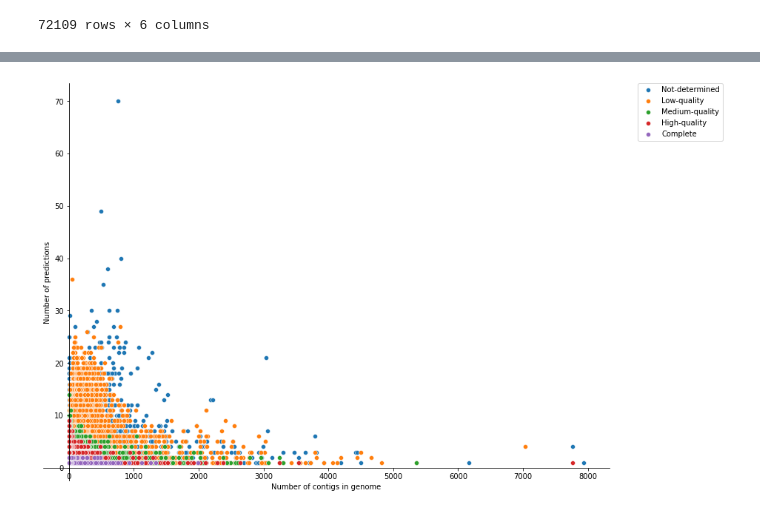
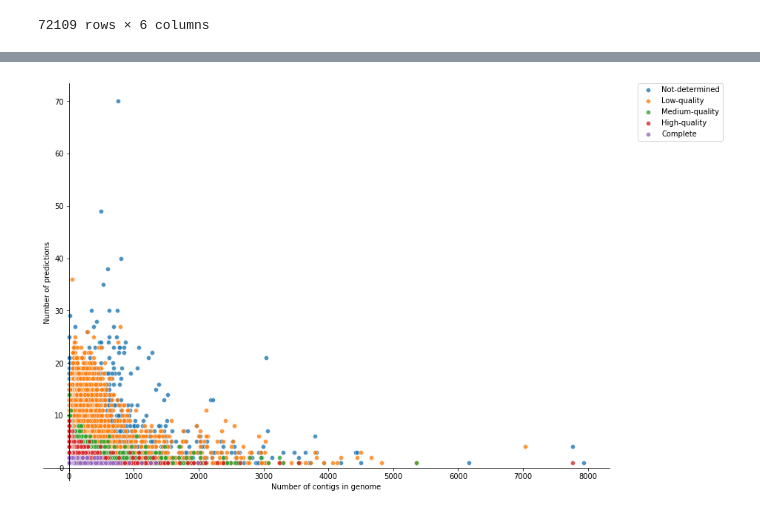
Before and after one commit to linsalrob/PhispyAnalysis, a Jupyter notebook: DataAnalysis/CheckV.ipynb, the cells around one changed output, grey strips where cells are left out. Drawn from its saved outputs; the diff is of its cells as text; code cells hidden in the pictures.

```diff
--- a/DataAnalysis/CheckV.ipynb
+++ b/DataAnalysis/CheckV.ipynb
@@ -110,4 +113,15 @@ phagesdf
 # %%
+acccol = 'ncbi_genbank_assembly_accession'
+def get_acc_name(x):
+    regexp = re.compile('(\w+\.\d+)_([\w\.\-]+)_genomic.gbff.gz')
+    m = regexp.match(x)
+    if not m:
+        sys.stderr.write(f"WARNING: Regexp did not match {x}\n")
+        return (None, None)
+    return list(m.groups())
+
+
 phagecv = pd.merge(phagesdf, countdf, left_on='Contig', right_on='Contig', how='inner')
+phagecv = pd.concat([pd.DataFrame.from_records(phagecv['Contig'].apply(get_acc_name), columns=[acccol, 'Name']), phagecv], axis=1)
 phagecv
 # %% [output]
@@ -127,19 +145,19 @@ phagecv
 # %%
 fig, ax = plt.subplots(nrows=1, ncols=1, figsize=(11, 8))
 cols = ['Not-determined', "Low-quality", "Medium-quality", "High-quality", "Complete"]
 for c in cols:
-    ax = sns.scatterplot(x='Contigs', y=c, data=phagecv, label=c, ax=ax)
+    ax = sns.scatterplot(x='Contigs', y=c, data=phagecv, label=c, ax=ax, alpha=0.8)
 
 ax.set_ylabel('Number of predictions')
 ax.set_xlabel('Number of contigs in genome')
 ax.spines['bottom'].set_position('zero')
 ax.spines['left'].set_position('zero')
 
 ax.spines['top'].set_color('none')
 ax.spines['right'].set_color('none')
 
 
 plt.tight_layout()
 l = plt.legend(bbox_to_anchor=(1.05, 1), loc=2, borderaxespad=0.)
 # %% [output]
-[figure, old version]
+[figure, new version]
```
Also changed, not shown: parts of 26 cells of this notebook.
